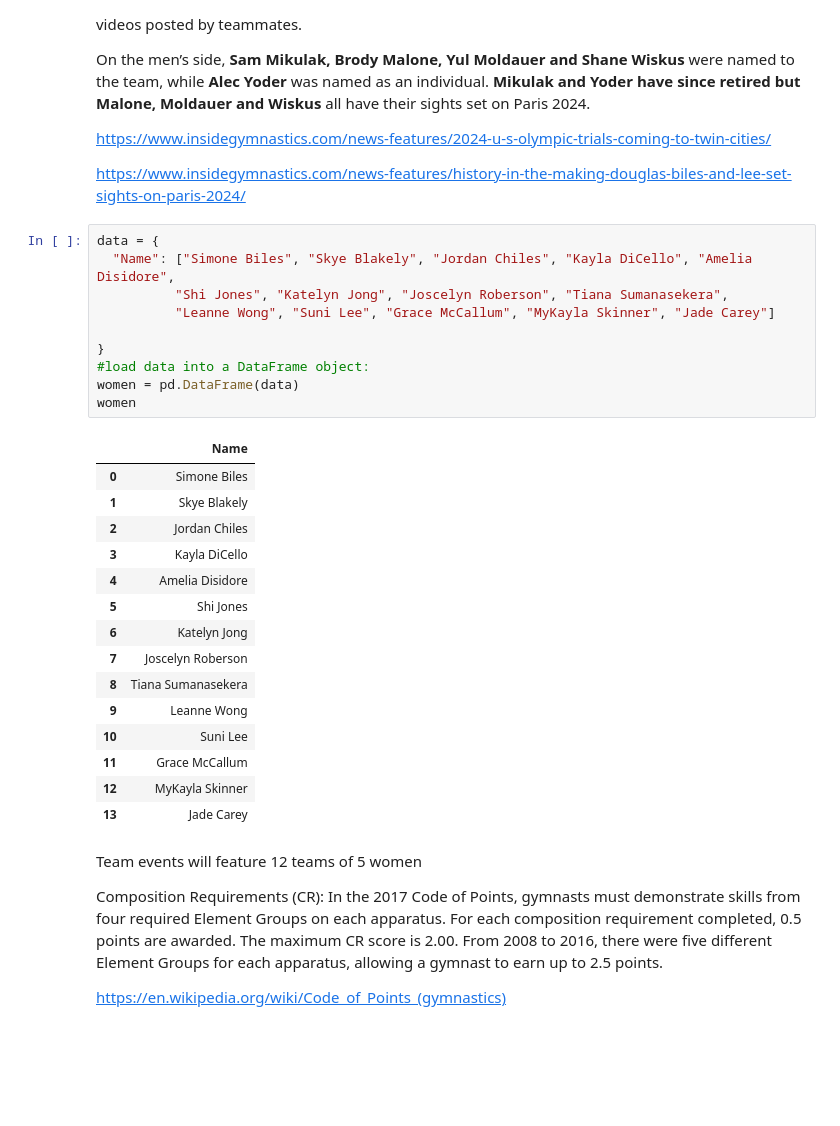
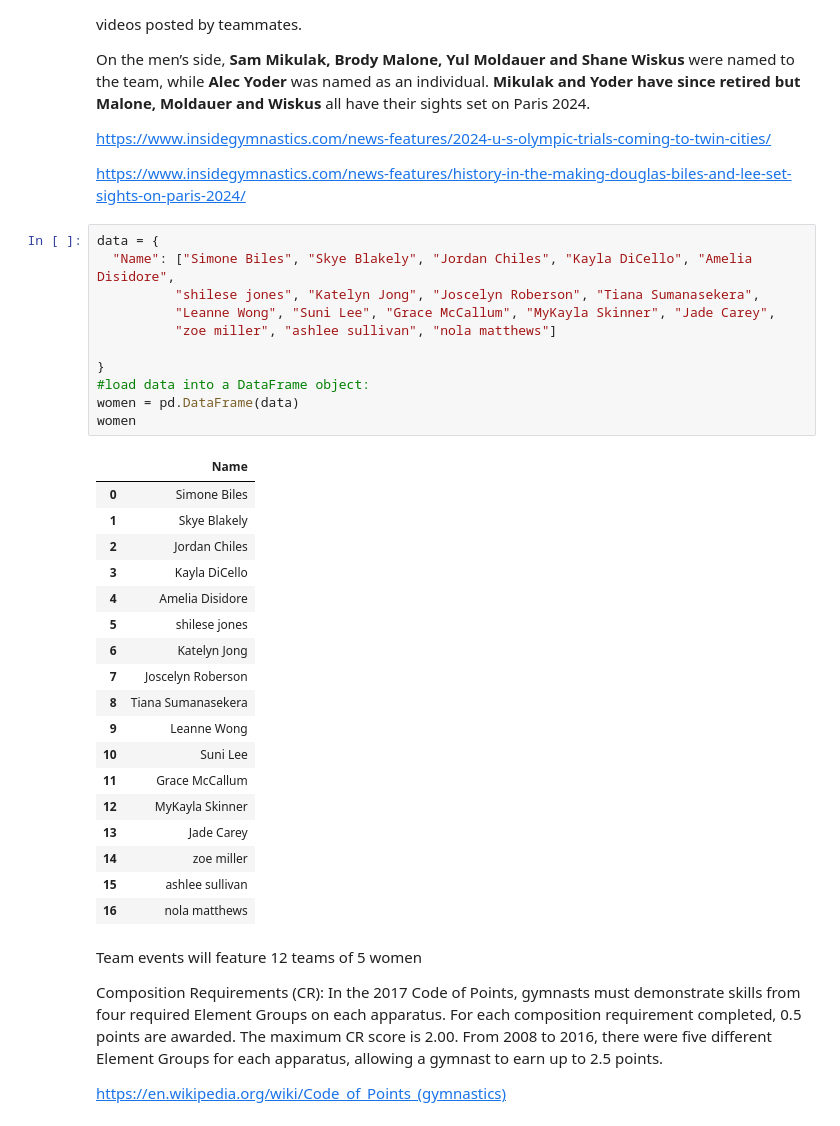
Before and after one commit to RyanJTalbot/MSDS, a Jupyter notebook: Core/Data Mining Foundations/Data Mining Project/Project/competition_gym2023/Team.ipynb, the cells around one changed output. Saved outputs shown, nothing was run; the diff lists cells and outputs as text; blank space fills up the shorter version.

```diff
--- a/Core/Data Mining Foundations/Data Mining Project/Project/competition_gym2023/Team.ipynb
+++ b/Core/Data Mining Foundations/Data Mining Project/Project/competition_gym2023/Team.ipynb
@@ -166,21 +166,22 @@ https://www.insidegymnastics.com/news-features/history-in-the-making-douglas-bil
 # %%
 data = {
   "Name": ["Simone Biles", "Skye Blakely", "Jordan Chiles", "Kayla DiCello", "Amelia Disidore",
-          "Shi Jones", "Katelyn Jong", "Joscelyn Roberson", "Tiana Sumanasekera",
-          "Leanne Wong", "Suni Lee", "Grace McCallum", "MyKayla Skinner", "Jade Carey"]
+          "shilese jones", "Katelyn Jong", "Joscelyn Roberson", "Tiana Sumanasekera",
+          "Leanne Wong", "Suni Lee", "Grace McCallum", "MyKayla Skinner", "Jade Carey",
+          "zoe miller", "ashlee sullivan", "nola matthews"]
 
 }
 #load data into a DataFrame object:
 women = pd.DataFrame(data)
 women
 # %% [output]
 |  | Name |
 | 0 | Simone Biles |
 | 1 | Skye Blakely |
 | 2 | Jordan Chiles |
 | 3 | Kayla DiCello |
 | 4 | Amelia Disidore |
-| 5 | Shi Jones |
+| 5 | shilese jones |
 | 6 | Katelyn Jong |
 | 7 | Joscelyn Roberson |
 | 8 | Tiana Sumanasekera |
@@ -189,6 +190,9 @@ women
 | 11 | Grace McCallum |
 | 12 | MyKayla Skinner |
 | 13 | Jade Carey |
+| 14 | zoe miller |
+| 15 | ashlee sullivan |
+| 16 | nola matthews |
 # %% [markdown]
 Team events will feature 12 teams of 5 women
 
```
Also changed, not shown: parts of 3 cells of this notebook, 47 other files.
